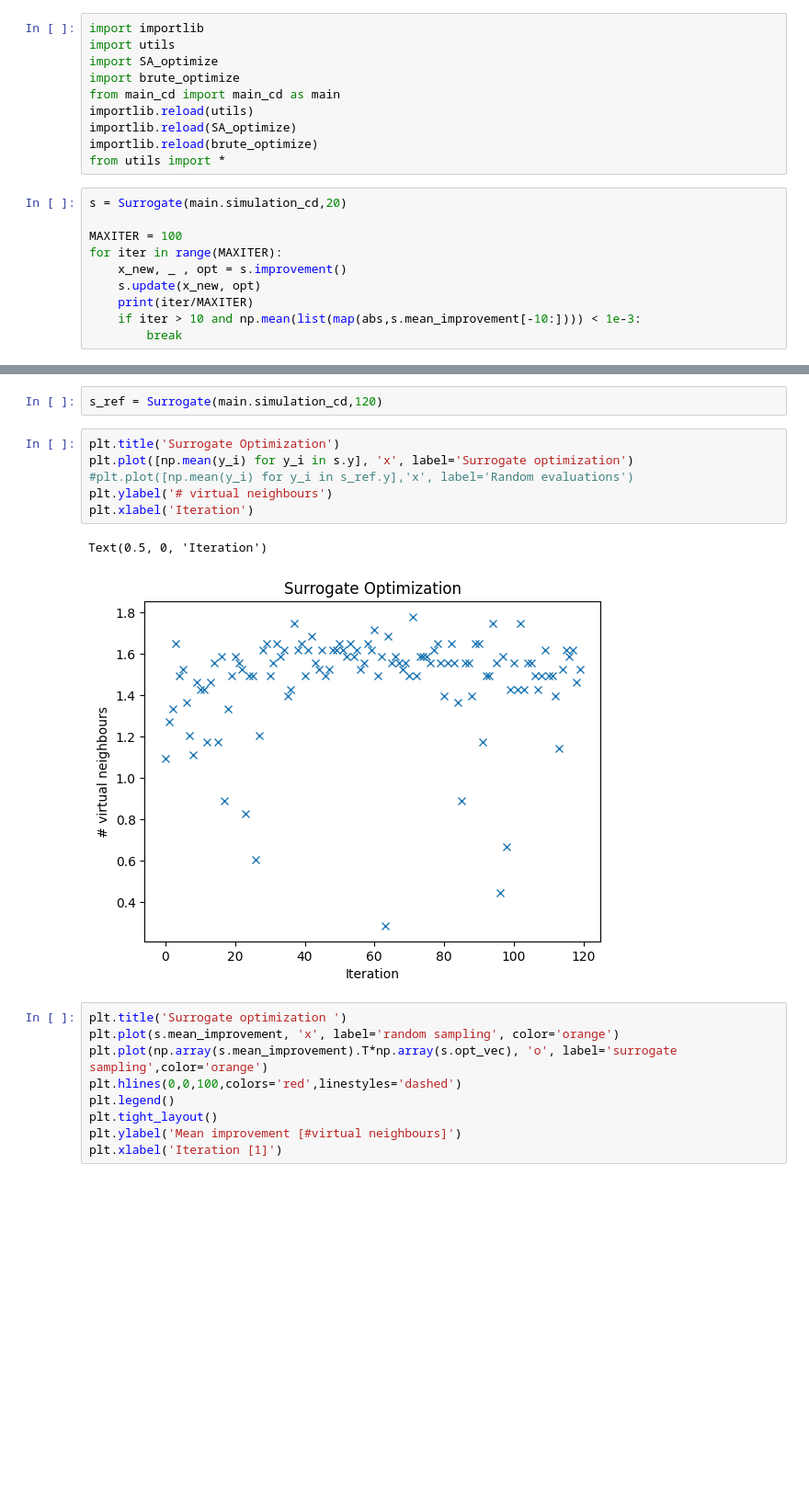
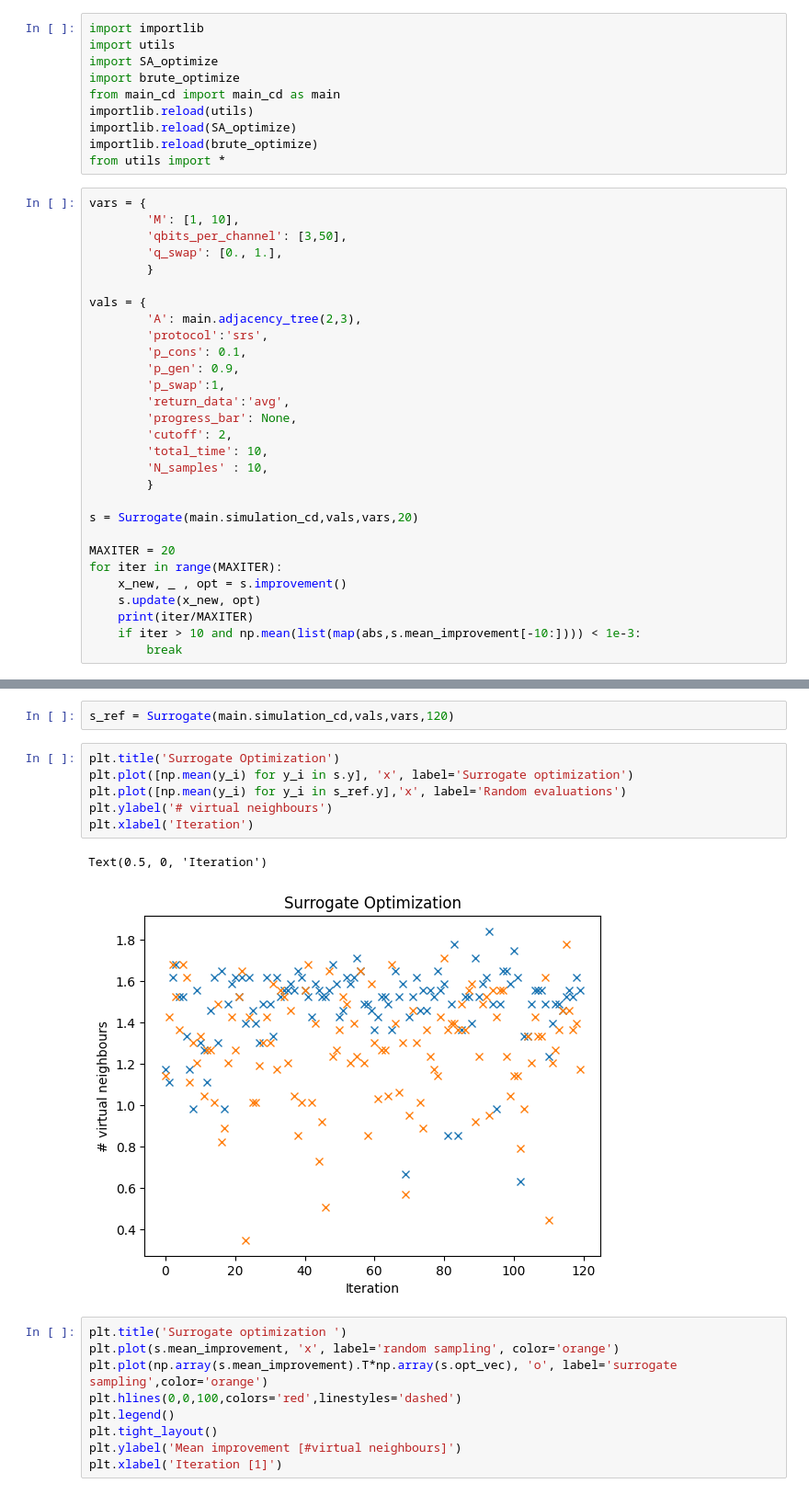
Before and after one commit to Luisenden/qnetsur, a Jupyter notebook: test.ipynb, the cells around one changed output, grey strips where cells are left out. Shown: that part at 92% size. Drawn from its saved outputs; the diff is of its cells as text; blank space fills up the shorter version.

```diff
--- a/test.ipynb
+++ b/test.ipynb
@@ -14,9 +14,28 @@ importlib.reload(SA_optimize)
 importlib.reload(brute_optimize)
 from utils import *
 # %%
-s = Surrogate(main.simulation_cd,20)
+vars = {
+        'M': [1, 10],
+        'qbits_per_channel': [3,50],
+        'q_swap': [0., 1.],
+        }
 
-MAXITER = 100
+vals = {
+        'A': main.adjacency_tree(2,3),
+        'protocol':'srs',
+        'p_cons': 0.1,
+        'p_gen': 0.9,
+        'p_swap':1,
+        'return_data':'avg',
+        'progress_bar': None,
+        'cutoff': 2,
+        'total_time': 10,
+        'N_samples' : 10,
+        }
+
+s = Surrogate(main.simulation_cd,vals,vars,20)
+
+MAXITER = 20
 for iter in range(MAXITER):
     x_new, _ , opt = s.improvement()
     s.update(x_new, opt)
@@ -42,16 +61,16 @@ for iter in range(MAXITER):
 0.98
 0.99
 # %%
-s_ref = Surrogate(main.simulation_cd,120)
+s_ref = Surrogate(main.simulation_cd,vals,vars,120)
 # %%
 plt.title('Surrogate Optimization')
 plt.plot([np.mean(y_i) for y_i in s.y], 'x', label='Surrogate optimization')
-#plt.plot([np.mean(y_i) for y_i in s_ref.y],'x', label='Random evaluations')
+plt.plot([np.mean(y_i) for y_i in s_ref.y],'x', label='Random evaluations')
 plt.ylabel('# virtual neighbours')
 plt.xlabel('Iteration')
 # %% [output]
 Text(0.5, 0, 'Iteration')
-[figure, old version]
+[figure, new version]
 # %%
 plt.title('Surrogate optimization ')
 plt.plot(s.mean_improvement, 'x', label='random sampling', color='orange')
```
Also changed, not shown: parts of 11 cells of this notebook, 3 other files.
